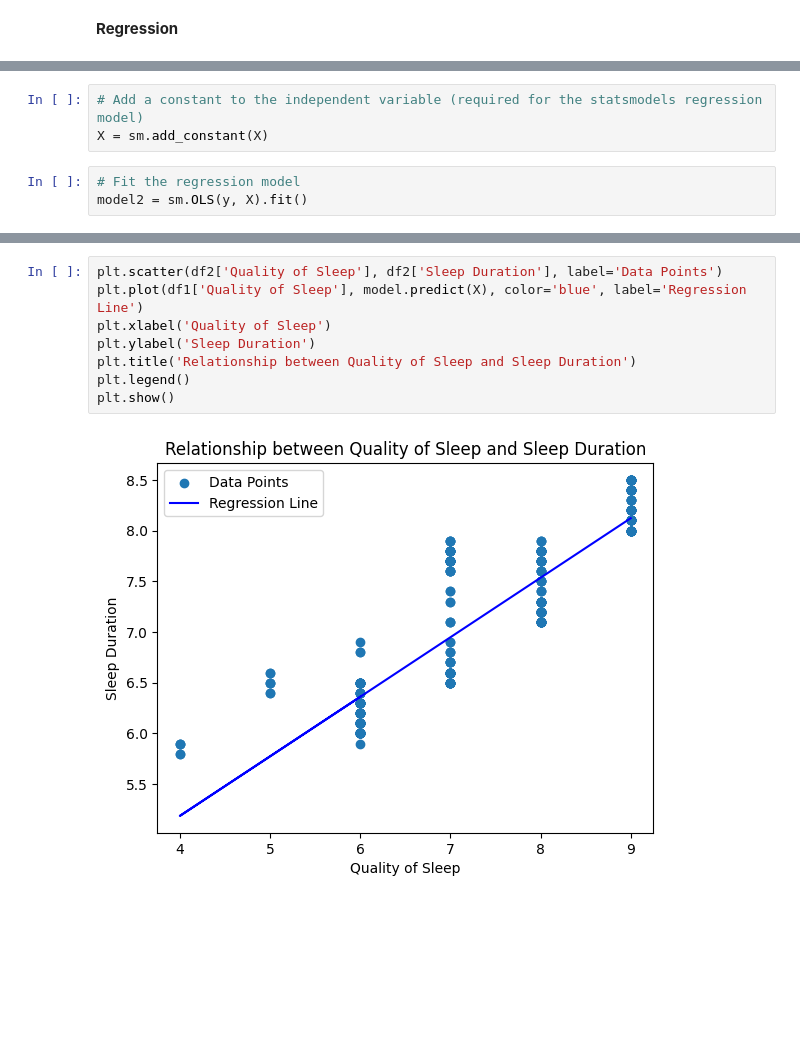
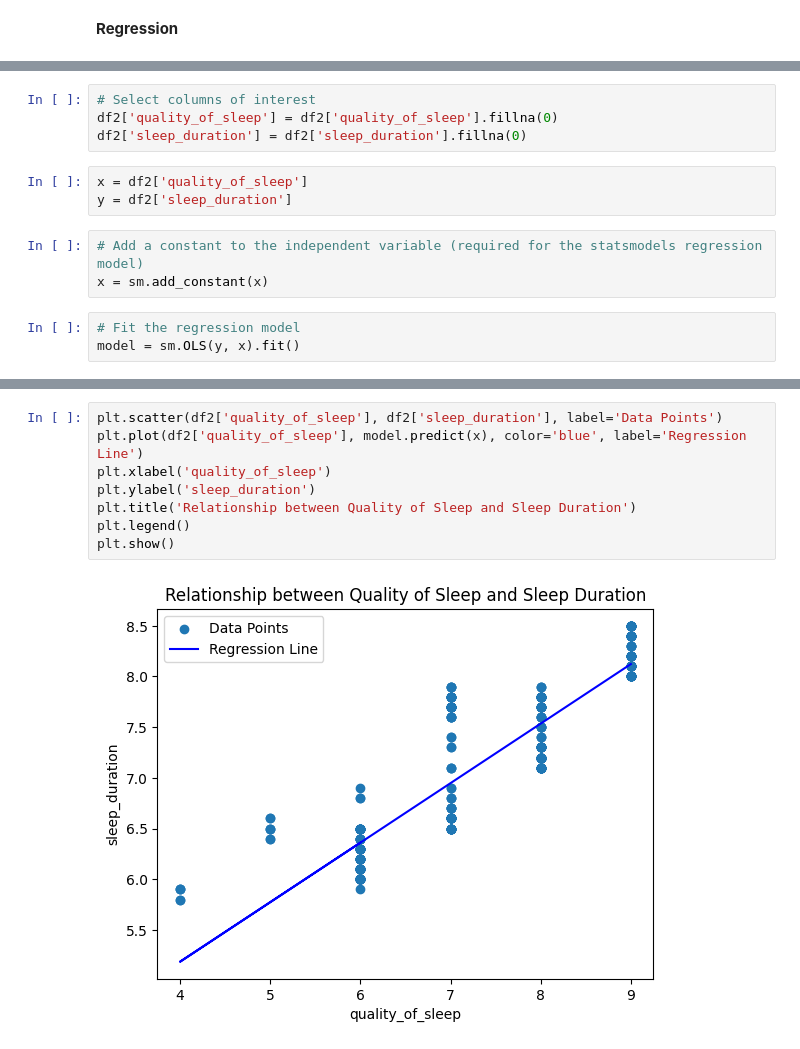
Before and after one commit to Helzheng123/datasci_5_statistics, a Jupyter notebook: datasci_5_statistics.ipynb, the cells around one changed output, grey strips where cells are left out. Drawn from its saved outputs; the diff is of its cells as text; blank space fills up the shorter version.

```diff
--- a/datasci_5_statistics.ipynb
+++ b/datasci_5_statistics.ipynb
@@ -163,8 +235,15 @@ y = df2['Sleep Duration']
+# %%
+# Select columns of interest
+df2['quality_of_sleep'] = df2['quality_of_sleep'].fillna(0)
+df2['sleep_duration'] = df2['sleep_duration'].fillna(0)
+# %%
+x = df2['quality_of_sleep']
+y = df2['sleep_duration']
 # %%
 # Add a constant to the independent variable (required for the statsmodels regression model)
-X = sm.add_constant(X)
+x = sm.add_constant(x)
 # %%
 # Fit the regression model
-model2 = sm.OLS(y, X).fit()
+model = sm.OLS(y, x).fit()
 # %%
 # Print the summary of the regression
@@ -188,12 +267,12 @@ Covariance Type:            nonrobust
 Notes:
 [1] Standard Errors assume that the covariance matrix of the errors is correctly specified.
 # %%
-plt.scatter(df2['Quality of Sleep'], df2['Sleep Duration'], label='Data Points')
-plt.plot(df1['Quality of Sleep'], model.predict(X), color='blue', label='Regression Line')
-plt.xlabel('Quality of Sleep')
-plt.ylabel('Sleep Duration')
+plt.scatter(df2['quality_of_sleep'], df2['sleep_duration'], label='Data Points')
+plt.plot(df2['quality_of_sleep'], model.predict(x), color='blue', label='Regression Line')
+plt.xlabel('quality_of_sleep')
+plt.ylabel('sleep_duration')
 plt.title('Relationship between Quality of Sleep and Sleep Duration')
 plt.legend()
 plt.show()
 # %% [output]
-[figure, old version]
+[figure, new version]
```
Also changed, not shown: parts of 27 cells of this notebook.
